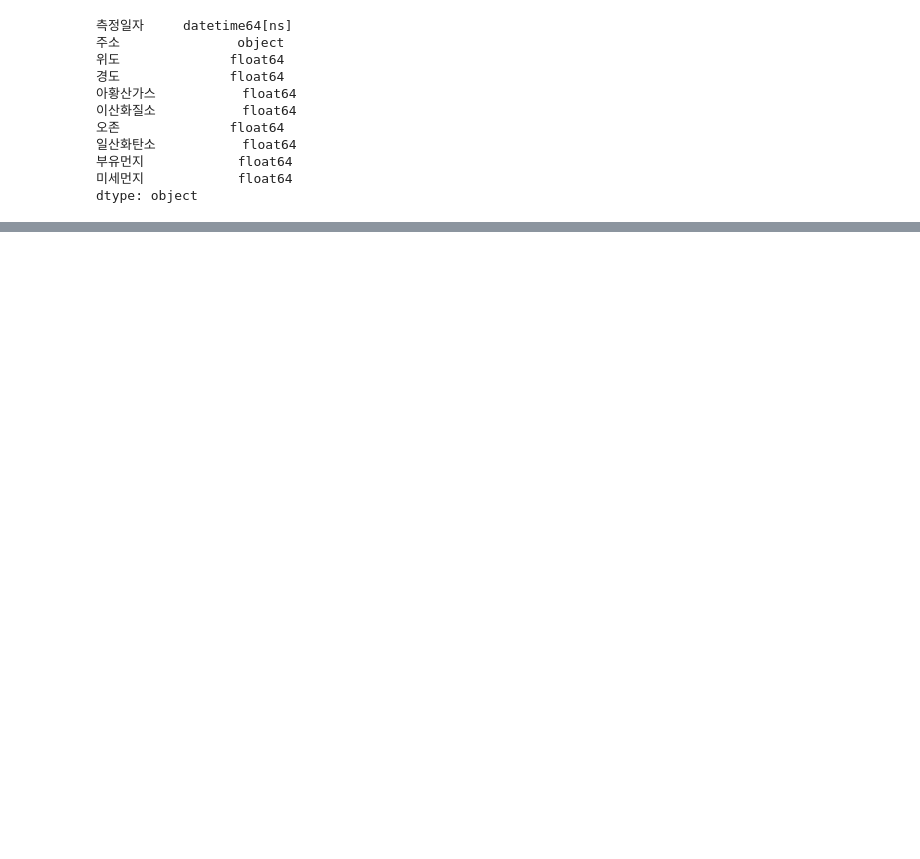
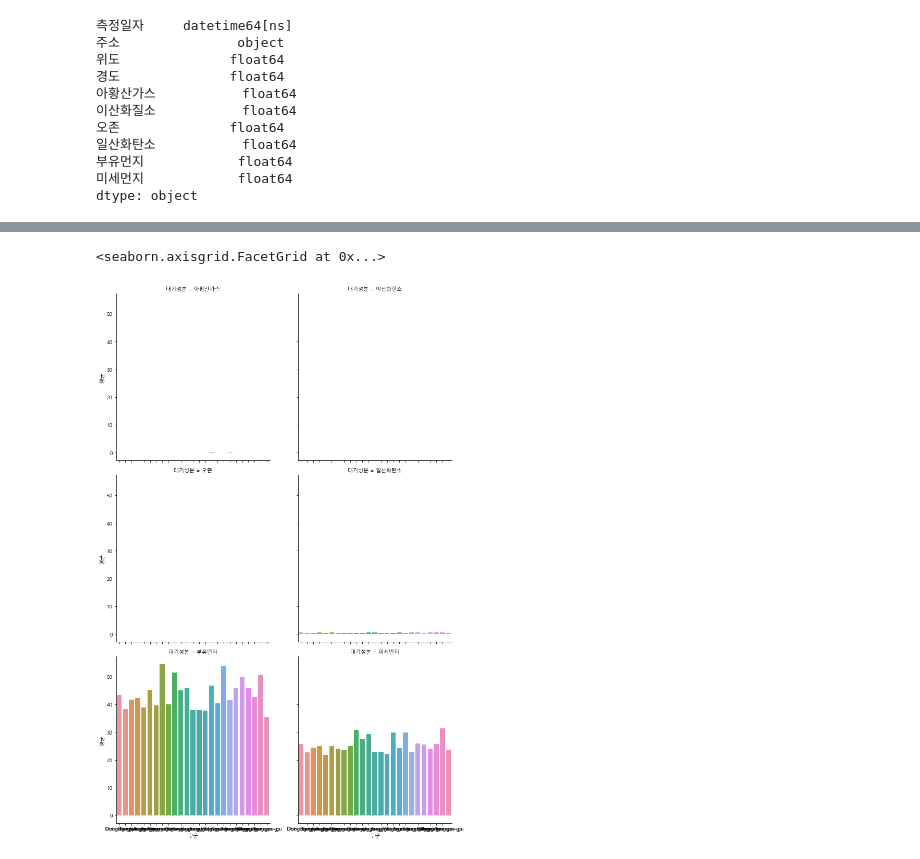
Before and after one commit to young-hun-jo/KaggleStruggle, a Jupyter notebook: seoul_airpollution/airpollution_seoul.ipynb, the cells around one changed output, grey strips where cells are left out. Drawn from its saved outputs; the diff is of its cells as text; code cells hidden in the pictures; blank space fills up the shorter version.

```diff
--- a/seoul_airpollution/airpollution_seoul.ipynb
+++ b/seoul_airpollution/airpollution_seoul.ipynb
@@ -141,0 +228,6 @@ data.head(1)
+# %%
+# 대기(air)성분, 구군별로 그룹핑해 대기성분의 평균값으로 집계한 데이터프레임 만들기 - unstack버전 -> seaborn에 적합
+df_gu = data.groupby(['구군'])['아황산가스', '이산화질소', '오존', '일산화탄소', '부유먼지',
+       '미세먼지'].mean().unstack()
+df_air_gu = pd.DataFrame(df_gu).reset_index()
+df_air_gu.head()
@@ -141,0 +241,4 @@ data.head(1)
+# %%
+# 칼럼명 수정
+df_air_gu.columns = ['대기성분','구군','평균']
+df_air_gu.head()
@@ -141,0 +252,4 @@ data.head(1)
+# %%
+# 평균값 연산이 너무 오래걸릴 것 같으므로 소수 3번째짜리까지만 짜르자
+df_air_gu['평균'] = df_air_gu['평균'].round(decimals=3)
+df_air_gu.head()
@@ -141,0 +266,6 @@ data.head(1)
+# %%
+# catplot으로 시도 -> 대기성분별로 수치가 평균값의 수치가 너무 달라서 그래프 시각화가 안좋아보임
+sns.catplot(data=df_air_gu, x='구군', y='평균',col='대기성분', col_wrap=2, ci=None, kind='bar')
+# %% [output]
+<seaborn.axisgrid.FacetGrid at 0x...>
+[figure, added]
```
Also changed, not shown: parts of 22 cells of this notebook.
